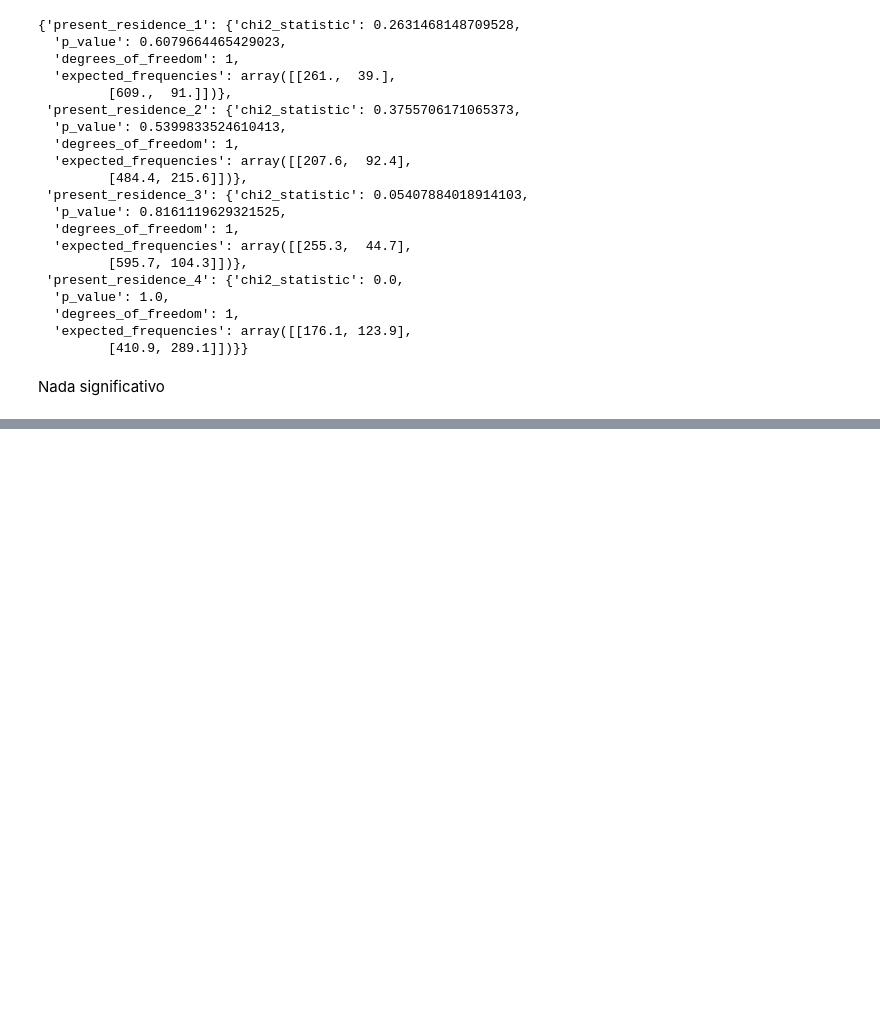
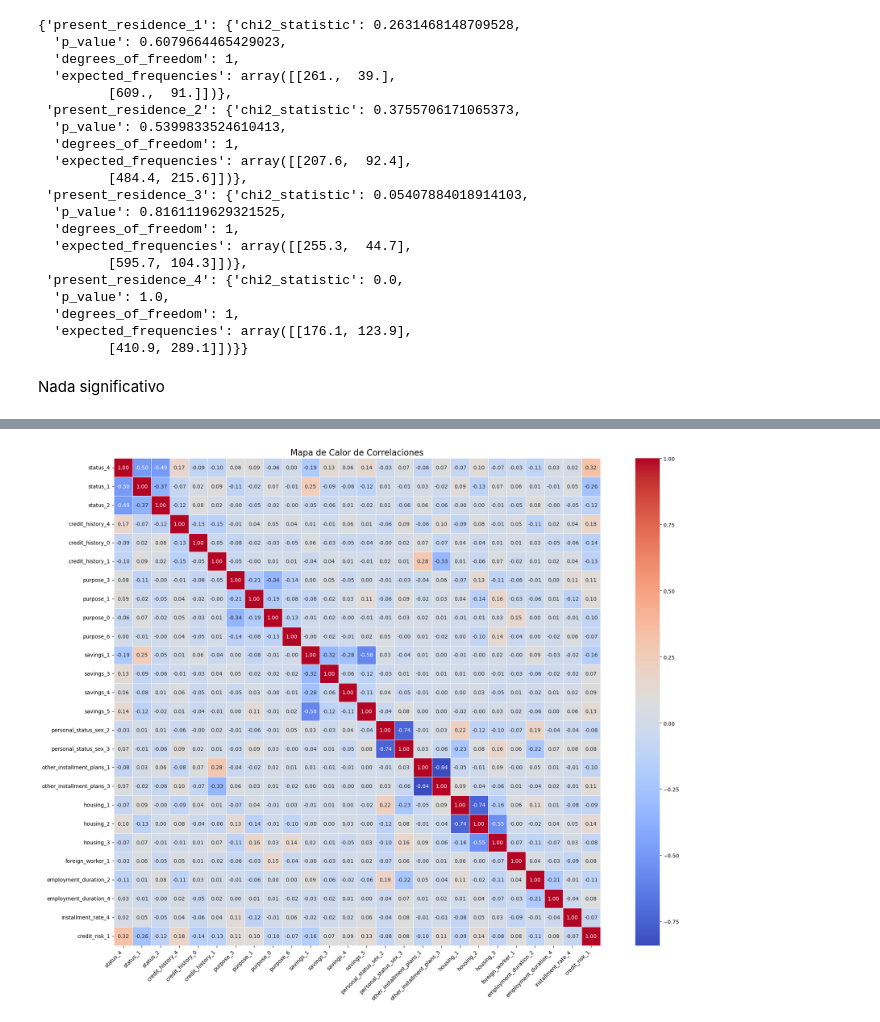
Before and after one commit to victorarmandolezama/south-german-credit, a Jupyter notebook: analyisis_.ipynb, the cells around one changed output, grey strips where cells are left out. Drawn from its saved outputs; the diff is of its cells as text; code cells hidden in the pictures; blank space fills up the shorter version.

```diff
--- a/analyisis_.ipynb
+++ b/analyisis_.ipynb
@@ -607,0 +787,13 @@ Nada significativo
+# %%
+full_dummy_significant_subset = combine_dataframes([
+    dummy_status_data[['status_4', 'status_1', 'status_2']],
+    dummy_credit_history_data[['credit_history_4','credit_history_0', 'credit_history_1']],
+    dummy_purpose_data[['purpose_3','purpose_1','purpose_0', 'purpose_6']],
+    dummy_savings_data[['savings_1', 'savings_3', 'savings_4', 'savings_5']],
+    dummy_personal_status_sex_data[['personal_status_sex_2', 'personal_status_sex_3']],
+    dummy_other_installment_plans_data[['other_installment_plans_1', 'other_installment_plans_3']],
+    dummy_housing_data[['housing_1', 'housing_2', 'housing_3']],
+    dummy_foreign_worker_data[['foreign_worker_1']],
+    dummy_employment_duration_data[['employment_duration_2', 'employment_duration_4']],
+    dummy_installment_rate_data[['installment_rate_4', 'credit_risk_1']]
+], axis=1, ignore_index=False)
@@ -607,0 +841,4 @@ Nada significativo
+# %%
+plot_correlation_heatmap(full_dummy_significant_subset, (20, 15))
+# %% [output]
+[figure, added]
```
Also changed, not shown: parts of 12 cells of this notebook.
